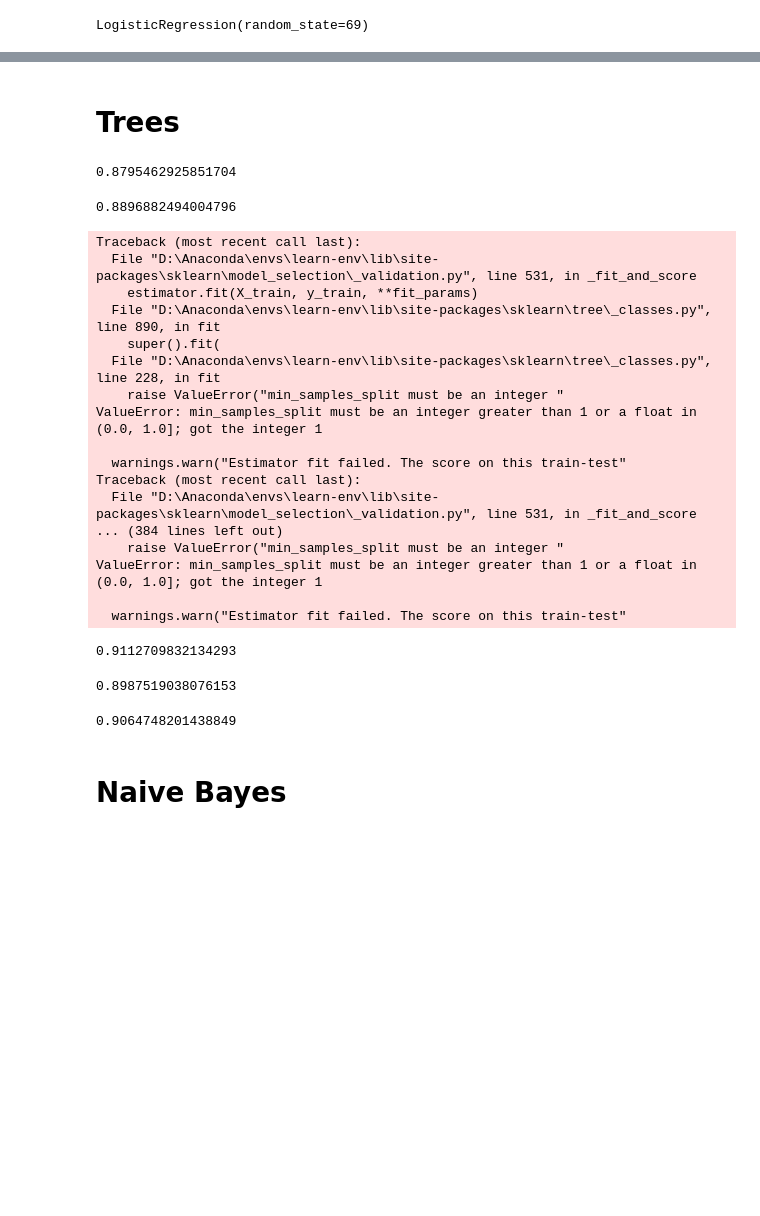
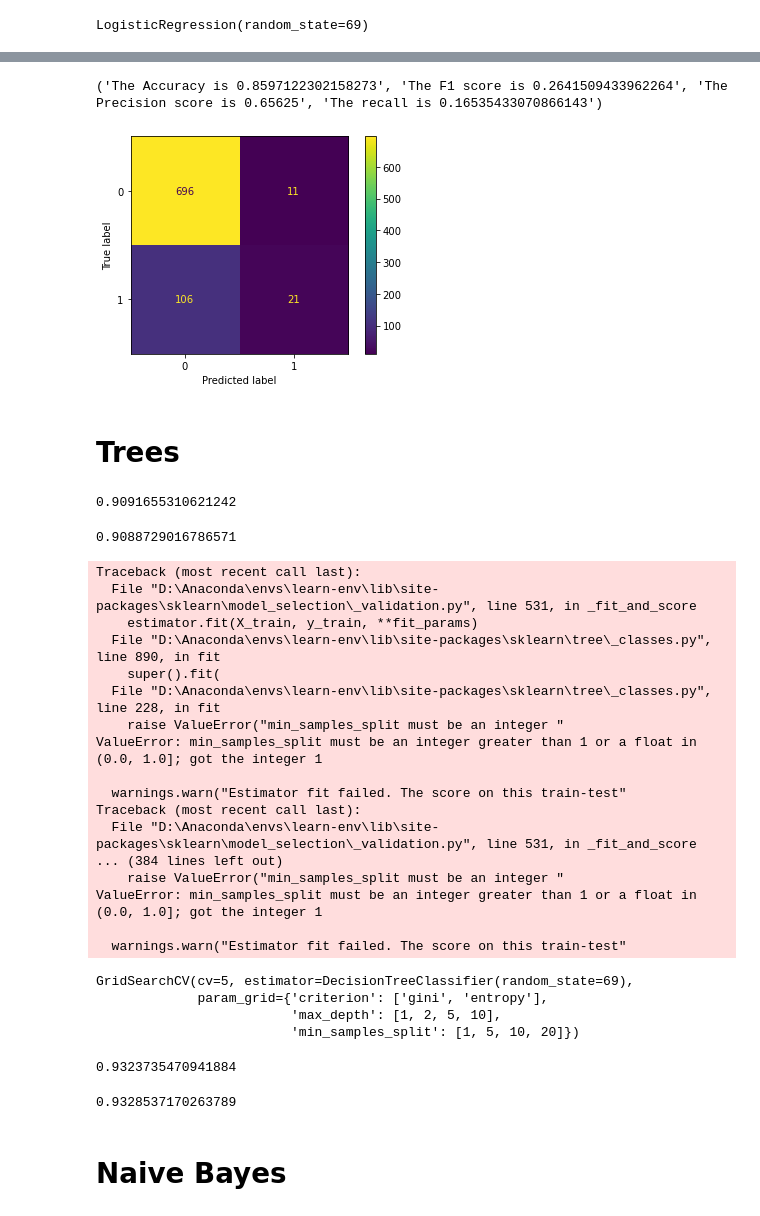
Before and after one commit to Sombrero7/project3, a Jupyter notebook: Data_exploration_and_Model_testing.ipynb, the cells around one changed output, grey strips where cells are left out. Cells and saved outputs as stored; diff of their text form; code cells hidden in the pictures; blank space fills up the shorter version.

```diff
--- a/Data_exploration_and_Model_testing.ipynb
+++ b/Data_exploration_and_Model_testing.ipynb
@@ -71,6 +71,17 @@ df.corr()
 sns.heatmap(df.corr());
 # %% [output]
 [figure]
+# %%
+def scores(y_true, y_pred):
+    acc = accuracy_score(y_true, y_pred)
+    f1 = f1_score(y_true, y_pred)
+    precision = precision_score(y_true, y_pred)
+    recall = recall_score(y_true, y_pred)
+    acc_print = f'The Accuracy is {acc}'
+    f1_print = f'The F1 score is {f1}'
+    precision_print = f'The Precision score is {precision}'
+    recall_print = f'The recall is {recall}'
+    return(acc_print, f1_print, precision_print, recall_print)
 # %%
 corrs = df.corr().abs()['churn'].sort_values(ascending=False).drop('churn')
 ordered_corrs = corrs.index
@@ -216,3 +191,25 @@ LogisticRegression(C=0.009, class_weight='None', random_state=69)
+# %%
+best_log = LogisticRegression(C=0.09, class_weight='None', random_state=69)
+y = df['churn']
+X = df.drop('churn', axis =1)
+X_train, X_test, y_train, y_test = train_test_split(X,y,random_state=69)
+X_train_scaled = ss.fit_transform(X_train)
+X_test_scaled = ss.transform(X_test)
+best_log.fit(X_train_scaled, y_train)
+
+log_preds = best_log.predict(X_test_scaled)
+print(scores(y_test, log_preds))
+cm = confusion_matrix(y_test, log_preds, labels=best_log.classes_)
+disp = ConfusionMatrixDisplay(confusion_matrix=cm,
+                             display_labels=best_log.classes_)
+disp.plot();
+log_tn = cm[0][0]
+log_fn = cm[1][0]
+log_tp = cm[1][1]
+log_fp = cm[0][1]
+# %% [output]
+('The Accuracy is 0.8597122302158273', 'The F1 score is 0.2641509433962264', 'The Precision score is 0.65625', 'The recall is 0.16535433070866143')
+[figure, added]
 # %% [markdown]
 # Trees
 # %%
@@ -221,8 +218,8 @@ tree_model.fit(X_train_scaled, y_train)
 print(cross_val_score(tree_model,X_train_scaled,y_train).mean())
 tree_model.score(X_test_scaled, y_test)
 # %% [output]
-0.8795462925851704
+0.9091655310621242
-0.8896882494004796
+0.9088729016786571
 # %%
 param_grid = {
     'criterion': ['gini', 'entropy'],
@@ -233,7 +230,7 @@ param_grid = {
 gs_tree = GridSearchCV(tree_model, param_grid, cv=5)
 gs_tree.fit(X_train_scaled, y_train)
 
-gs_tree.best_estimator_()(X_test_scaled, y_test)
+#gs_tree.best_estimator_(X_test_scaled, y_test)
 # %% [output]
 Traceback (most recent call last):
   File "D:\Anaconda\envs\learn-env\lib\site-packages\sklearn\model_selection\_validation.py", line 531, in _fit_and_score
@@ -252,15 +249,18 @@ Traceback (most recent call last):
 ValueError: min_samples_split must be an integer greater than 1 or a float in (0.0, 1.0]; got the integer 1
 
   warnings.warn("Estimator fit failed. The score on this train-test"
-0.9112709832134293
+GridSearchCV(cv=5, estimator=DecisionTreeClassifier(random_state=69),
+             param_grid={'criterion': ['gini', 'entropy'],
+                         'max_depth': [1, 2, 5, 10],
+                         'min_samples_split': [1, 5, 10, 20]})
 # %%
 tree_model = DecisionTreeClassifier(max_depth=10, min_samples_split=5, random_state=69)
 tree_model.fit(X_train_scaled, y_train)
 print(cross_val_score(tree_model,X_train_scaled,y_train).mean())
 tree_model.score(X_test_scaled, y_test)
 # %% [output]
-0.8987519038076153
+0.9323735470941884
-0.9064748201438849
+0.9328537170263789
 # %% [markdown]
 # Naive Bayes
 # %%
```
Also changed, not shown: parts of 49 cells of this notebook.
